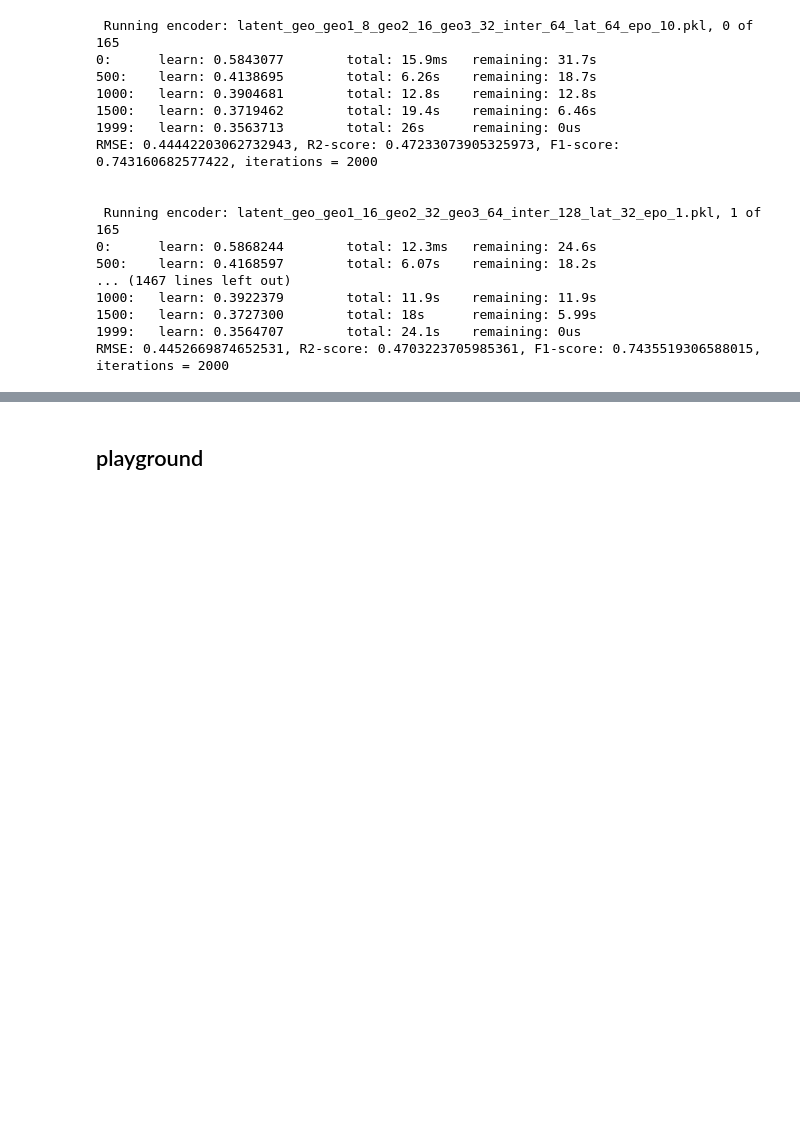
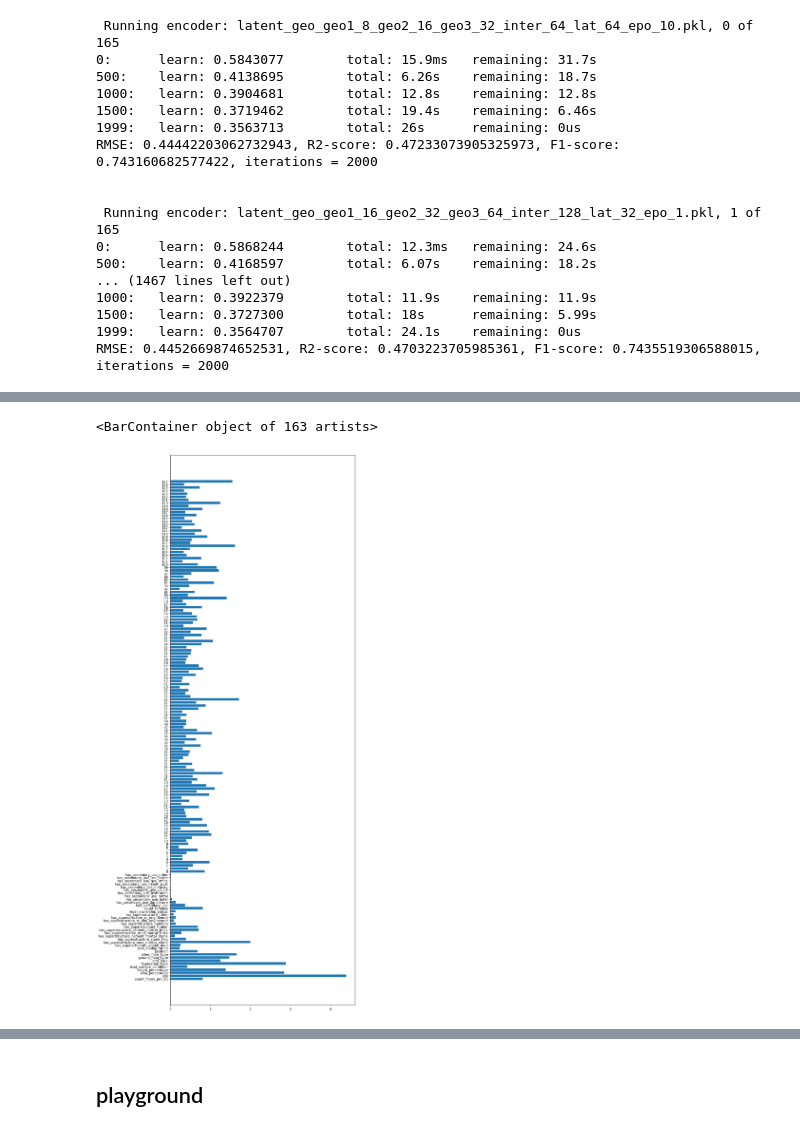
Before and after one commit to teofc111/DD_earthquake, a Jupyter notebook: DD_earthquake_2_autoencode.ipynb, the cells around one changed output, grey strips where cells are left out. Saved outputs shown, nothing was run; the diff lists cells and outputs as text; code cells hidden in the pictures; blank space fills up the shorter version.

```diff
--- a/DD_earthquake_2_autoencode.ipynb
+++ b/DD_earthquake_2_autoencode.ipynb
@@ -464,7 +590,7 @@ df_train_X, df_val_X, df_train_y, df_val_y = train_test_split(X_train_or, y_trai
 df_pred_X = df_pred_features_raw
 
 # Get imputed damage grade to prep for geo-encoding
-df_all, non_geo_features_OHE = impute_damage_grade(df_train_X, df_val_X, df_test_X,df_pred_X, df_train_y)
+df_all, non_geo_features_OHE = impute_damage_grade(df_train_X, df_val_X, df_test_X,df_pred_X, df_train_y, df_val_y)
 
 # Set up architecture
 geo1_size = 16
@@ -515,14 +641,14 @@ train_val_test_dataset = cb.Pool(data=pd.concat([df_train_X,df_val_X,df_test_X],
                             cat_features=categorical_features_indices)
 
 # Instantiate catboost regressor model
-model = cb.CatBoostRegressor(loss_function='RMSE',
+model_reg = cb.CatBoostRegressor(loss_function='RMSE',
                              task_type='GPU',devices='0',
                              metric_period=500,
                              iterations=2000, learning_rate=0.2, depth=8,l2_leaf_reg=5)
-model.fit(train_val_dataset)
+model_reg.fit(train_val_dataset)
 
 # Evaluation
-pred = model.predict(df_test_X)
+pred = model_reg.predict(df_test_X)
 rmse = (np.sqrt(mean_squared_error(df_test_y, pred)))
 r2 = r2_score(df_test_y, pred)
 
@@ -648,0 +896,6 @@ archis.to_csv('param_study_2000.csv',index=None)
+# %%
+fig,ax = plt.subplots(1,1,figsize=(10,30))
+ax.barh([str(col) for col in df_train_X.columns], model_cls.feature_importances_)
+# %% [output]
+<BarContainer object of 163 artists>
+[figure, added]
```
Also changed, not shown: parts of 54 cells of this notebook.
